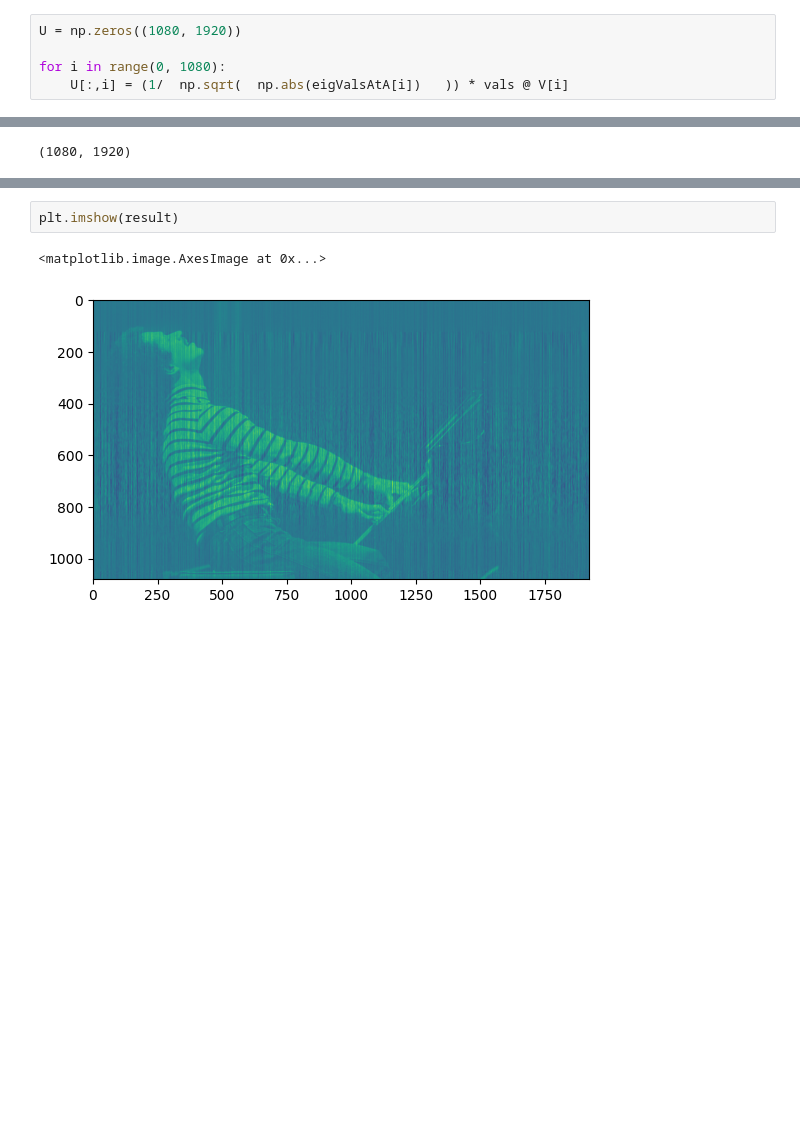
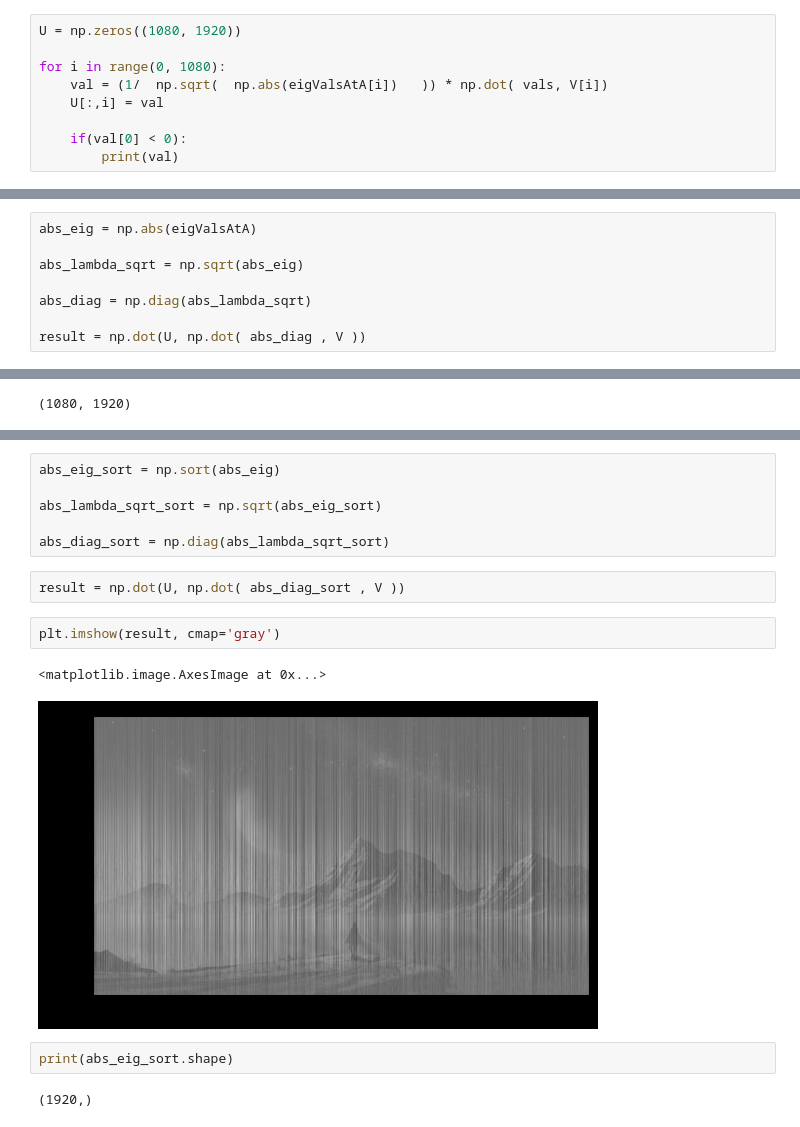
Before and after one commit to bretzNiklas/ue2DataMining, a Jupyter notebook: notebooks/Blatt_3/afg_2.ipynb, the cells around one changed output, grey strips where cells are left out. Drawn from its saved outputs; the diff is of its cells as text; blank space fills up the shorter version.

```diff
--- a/notebooks/Blatt_3/afg_2.ipynb
+++ b/notebooks/Blatt_3/afg_2.ipynb
@@ -108,4 +87,8 @@ Q = V = eigVectorsAtA
 U = np.zeros((1080, 1920))
 
 for i in range(0, 1080):
-    U[:,i] = (1/  np.sqrt(  np.abs(eigValsAtA[i])   )) * vals @ V[i]
+    val = (1/  np.sqrt(  np.abs(eigValsAtA[i])   )) * np.dot( vals, V[i])
+    U[:,i] = val
+
+    if(val[0] < 0):
+        print(val)
@@ -116,3 +113,11 @@ result = U @ np.sqrt(diagLambdaSQRT) @ V
+# %%
+abs_eig = np.abs(eigValsAtA)
+
+abs_lambda_sqrt = np.sqrt(abs_eig)
+
+abs_diag = np.diag(abs_lambda_sqrt)
+
+result = np.dot(U, np.dot( abs_diag , V ))
 # %%
 print(result.shape)
 # %% [output]
@@ -120,5 +131,17 @@ print(result.shape)
+# %%
+abs_eig_sort = np.sort(abs_eig)
+
+abs_lambda_sqrt_sort = np.sqrt(abs_eig_sort)
+
+abs_diag_sort = np.diag(abs_lambda_sqrt_sort)
+# %%
+result = np.dot(U, np.dot( abs_diag_sort , V ))
 # %%
-plt.imshow(result)
+plt.imshow(result, cmap='gray')
 # %% [output]
 <matplotlib.image.AxesImage at 0x...>
-[figure, old version]
+[figure, new version]
+# %%
+print(abs_eig_sort.shape)
+# %% [output]
+(1920,)
```
Also changed, not shown: parts of 18 cells of this notebook.
